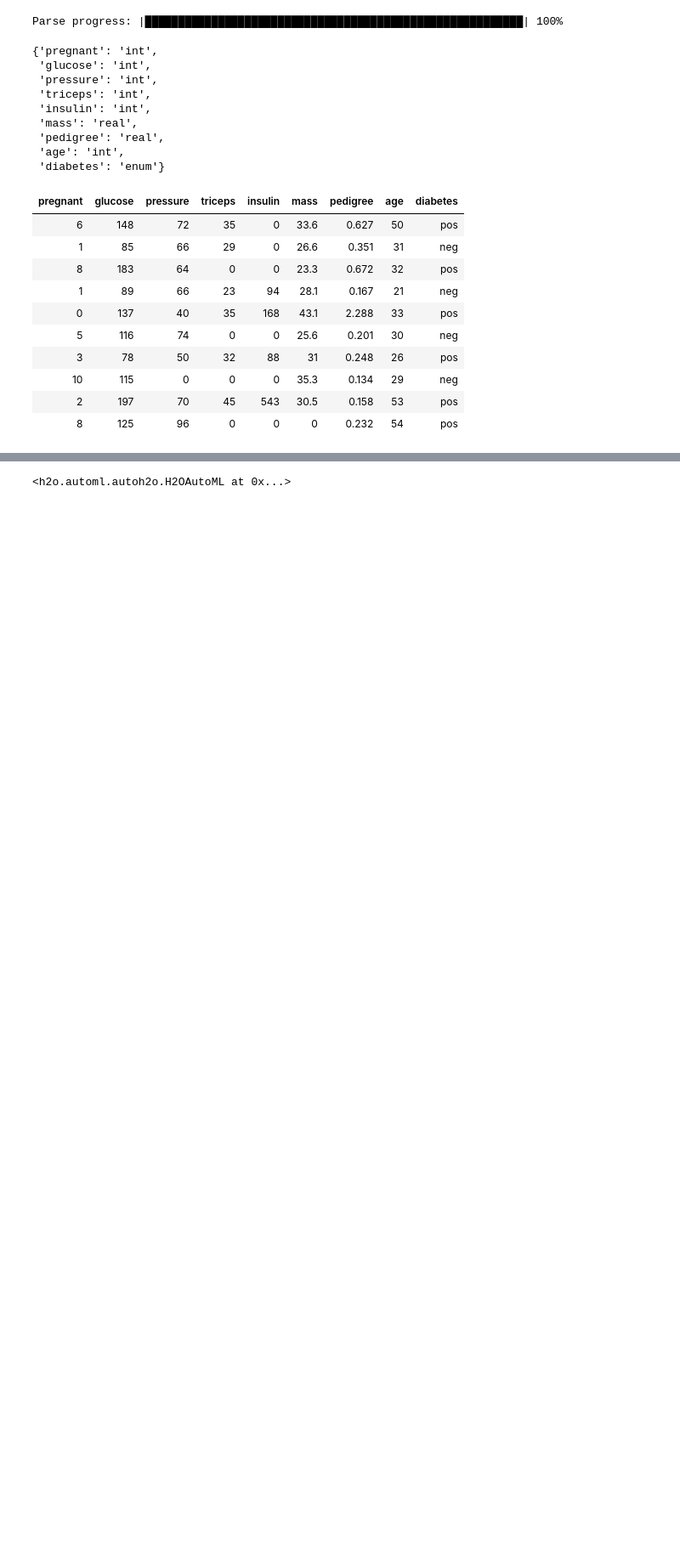
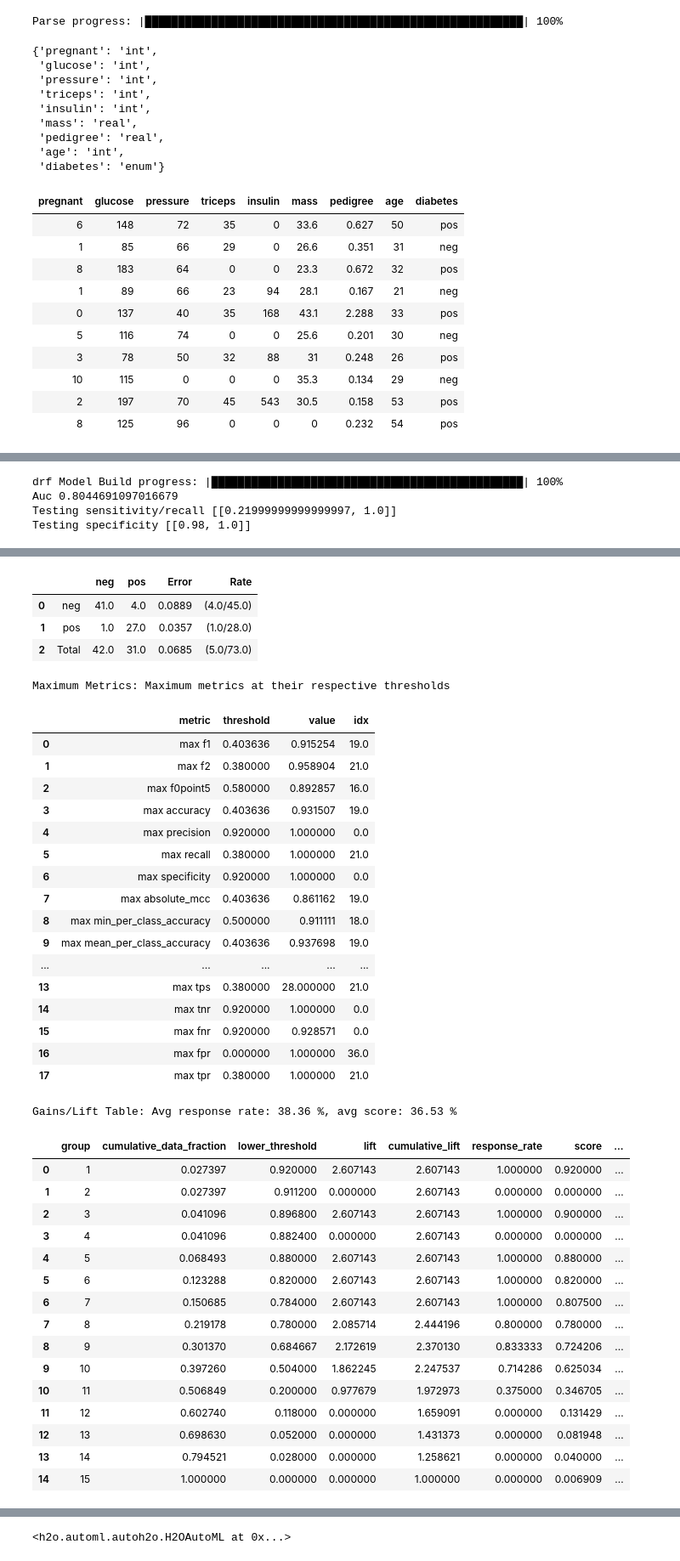
Before and after one commit to steviep42/bios_534, a Jupyter notebook: h2o.ipynb, the cells around one changed output, grey strips where cells are left out. Shown at 85% size. Saved outputs shown, nothing was run; the diff lists cells and outputs as text; code cells hidden in the pictures; blank space fills up the shorter version.

```diff
--- a/h2o.ipynb
+++ b/h2o.ipynb
@@ -93,5 +98,3 @@ Cols:9
 | 7 | 10.0 | 115.0 | 0.0 | 0.0 | 0.0 | 35.3 | 0.134 | 29.0 | neg |
 | 8 | 2.0 | 197.0 | 70.0 | 45.0 | 543.0 | 30.5 | 0.158 | 53.0 | pos |
 | 9 | 8.0 | 125.0 | 96.0 | 0.0 | 0.0 | 0.0 | 0.232 | 54.0 | pos |
-# %%
-pima_train, pima_test, pima_valid = pima.split_frame(ratios=[.7, .15])
@@ -101,0 +110,19 @@ x.remove(y)
+# %%
+rf = h2o.estimators.H2ORandomForestEstimator(seed=1234)
+
+rf.train(x=x,
+         y=y,
+         training_frame=pima_train,
+         validation_frame=pima_valid)
+
+print('Auc',rf.auc())
+print('Testing sensitivity/recall',rf.recall(valid=True))
+print('Testing specificity',rf.specificity(valid=True))
+# %% [output]
+drf Model Build progress: |███████████████████████████████████████████████| 100%
+Auc 0.8044691097016679
+Testing sensitivity/recall [[0.21999999999999997, 1.0]]
+Testing specificity [[0.98, 1.0]]
+# %%
+rf.model_performance(test)
+# %% [output]
@@ -101,0 +141,39 @@ x.remove(y)
+|  |  | neg | pos | Error | Rate |
+| 0 | neg | 41.0 | 4.0 | 0.0889 | (4.0/45.0) |
+| 1 | pos | 1.0 | 27.0 | 0.0357 | (1.0/28.0) |
+| 2 | Total | 42.0 | 31.0 | 0.0685 | (5.0/73.0) |
+Maximum Metrics: Maximum metrics at their respective thresholds
+|  | metric | threshold | value | idx |
+| 0 | max f1 | 0.403636 | 0.915254 | 19.0 |
+| 1 | max f2 | 0.380000 | 0.958904 | 21.0 |
+| 2 | max f0point5 | 0.580000 | 0.892857 | 16.0 |
+| 3 | max accuracy | 0.403636 | 0.931507 | 19.0 |
+| 4 | max precision | 0.920000 | 1.000000 | 0.0 |
+| 5 | max recall | 0.380000 | 1.000000 | 21.0 |
+| 6 | max specificity | 0.920000 | 1.000000 | 0.0 |
+| 7 | max absolute_mcc | 0.403636 | 0.861162 | 19.0 |
+| 8 | max min_per_class_accuracy | 0.500000 | 0.911111 | 18.0 |
+| 9 | max mean_per_class_accuracy | 0.403636 | 0.937698 | 19.0 |
+| ... | ... | ... | ... | ... |
+| 13 | max tps | 0.380000 | 28.000000 | 21.0 |
+| 14 | max tnr | 0.920000 | 1.000000 | 0.0 |
+| 15 | max fnr | 0.920000 | 0.928571 | 0.0 |
+| 16 | max fpr | 0.000000 | 1.000000 | 36.0 |
+| 17 | max tpr | 0.380000 | 1.000000 | 21.0 |
+Gains/Lift Table: Avg response rate: 38.36 %, avg score: 36.53 %
+|  | group | cumulative_data_fraction | lower_threshold | lift | cumulative_lift | response_rate | score | ... |
+| 0 | 1 | 0.027397 | 0.920000 | 2.607143 | 2.607143 | 1.000000 | 0.920000 | ... |
+| 1 | 2 | 0.027397 | 0.911200 | 0.000000 | 2.607143 | 0.000000 | 0.000000 | ... |
+| 2 | 3 | 0.041096 | 0.896800 | 2.607143 | 2.607143 | 1.000000 | 0.900000 | ... |
+| 3 | 4 | 0.041096 | 0.882400 | 0.000000 | 2.607143 | 0.000000 | 0.000000 | ... |
+| 4 | 5 | 0.068493 | 0.880000 | 2.607143 | 2.607143 | 1.000000 | 0.880000 | ... |
+| 5 | 6 | 0.123288 | 0.820000 | 2.607143 | 2.607143 | 1.000000 | 0.820000 | ... |
+| 6 | 7 | 0.150685 | 0.784000 | 2.607143 | 2.607143 | 1.000000 | 0.807500 | ... |
+| 7 | 8 | 0.219178 | 0.780000 | 2.085714 | 2.444196 | 0.800000 | 0.780000 | ... |
+| 8 | 9 | 0.301370 | 0.684667 | 2.172619 | 2.370130 | 0.833333 | 0.724206 | ... |
+| 9 | 10 | 0.397260 | 0.504000 | 1.862245 | 2.247537 | 0.714286 | 0.625034 | ... |
+| 10 | 11 | 0.506849 | 0.200000 | 0.977679 | 1.972973 | 0.375000 | 0.346705 | ... |
+| 11 | 12 | 0.602740 | 0.118000 | 0.000000 | 1.659091 | 0.000000 | 0.131429 | ... |
+| 12 | 13 | 0.698630 | 0.052000 | 0.000000 | 1.431373 | 0.000000 | 0.081948 | ... |
+| 13 | 14 | 0.794521 | 0.028000 | 0.000000 | 1.258621 | 0.000000 | 0.040000 | ... |
+| 14 | 15 | 1.000000 | 0.000000 | 0.000000 | 1.000000 | 0.000000 | 0.006909 | ... |
```
Also changed, not shown: parts of 17 cells of this notebook, 5 other files.
